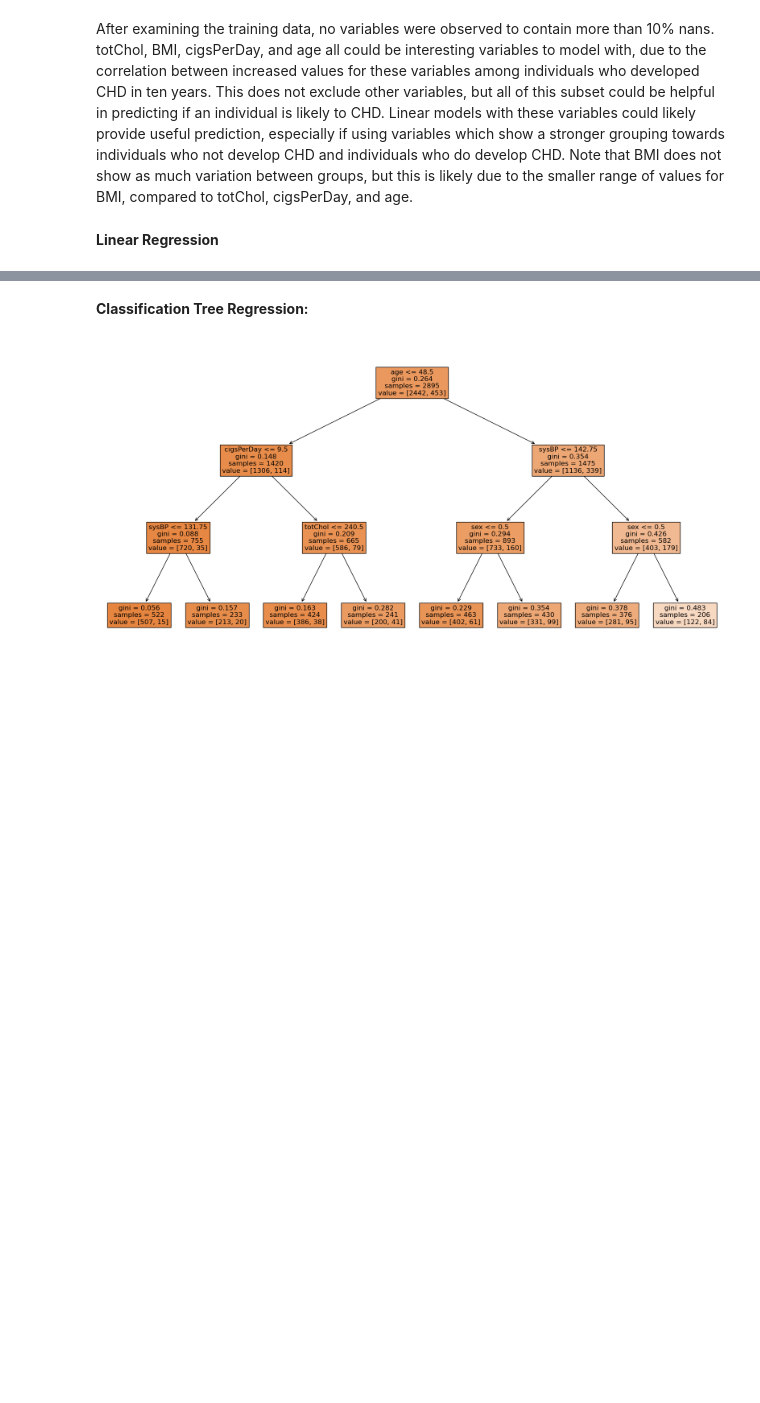
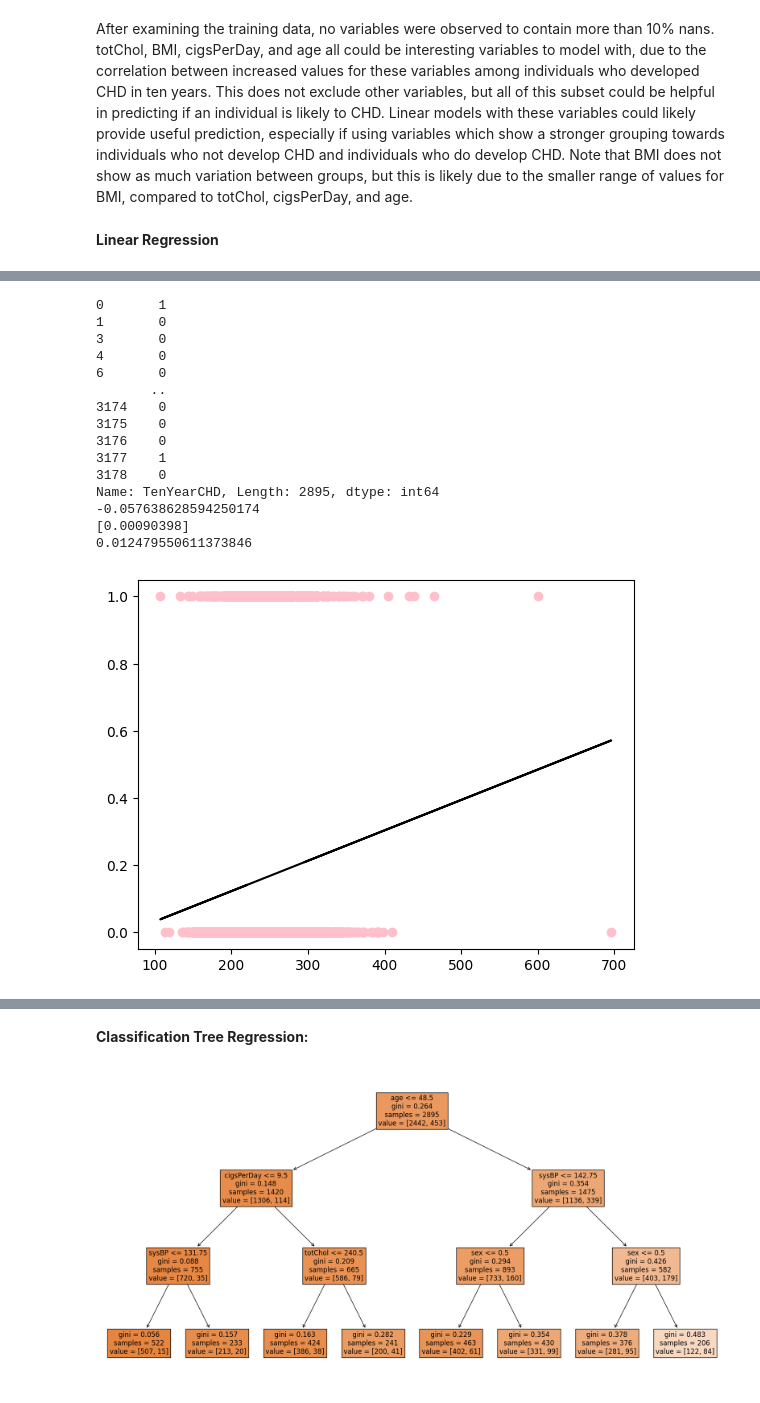
Before and after one commit to vnewsome/project_chd, a Jupyter notebook: ML_project2.ipynb, the cells around one changed output, grey strips where cells are left out. Cells and saved outputs as stored; diff of their text form; code cells hidden in the pictures; blank space fills up the shorter version.

```diff
--- a/ML_project2.ipynb
+++ b/ML_project2.ipynb
@@ -24,6 +24,6 @@ train_data = pd.read_csv("fhs_train.csv", low_memory=False)
 # %%
 # load the testing data
-test_data = pd.read_csv("fhs_test.csv", low_memory=False)
+test_data = pd.read_csv("/content/project_chd/fhs_test.csv", low_memory=False)
 # %%
 # examining train_data
 train_data.head()
@@ -334,10 +351,42 @@ plt.show()
-# %%
-train_data['age'] = (train_data['age'])
-# linear model
-from sklearn.linear_model import LinearRegression
-
-vars = ['totChol_impute']
-# other vars: 'totChol_impute','BMI_impute','cigsPerDay_impute'
-
-X = train_data.loc[:,vars]
-X.head()
+# %%
+vars = ['totChol']
+# %%
+train_data = train_data.replace([np.nan, -np.inf], 0)
+X = train_data.loc[:,vars]
+Xt = test_data.loc[:,vars]
+
+y = train_data['TenYearCHD']
+print(y)
+
+regressor = LinearRegression()
+regressor.fit(X, y)
+
+LinearRegression()
+
+print(regressor.intercept_)
+print(regressor.coef_)
+print(regressor.score(X, y))
+
+y_pred = regressor.predict(X)
+
+plt.scatter(X, y,color='pink')
+plt.plot(X, y_pred,color='k')
+
+plt.show()
+# %% [output]
+0       1
+1       0
+3       0
+4       0
+6       0
+       ..
+3174    0
+3175    0
+3176    0
+3177    1
+3178    0
+Name: TenYearCHD, Length: 2895, dtype: int64
+-0.057638628594250174
+[0.00090398]
+0.012479550611373846
+[figure, added]
```
Also changed, not shown: parts of 16 cells of this notebook.
